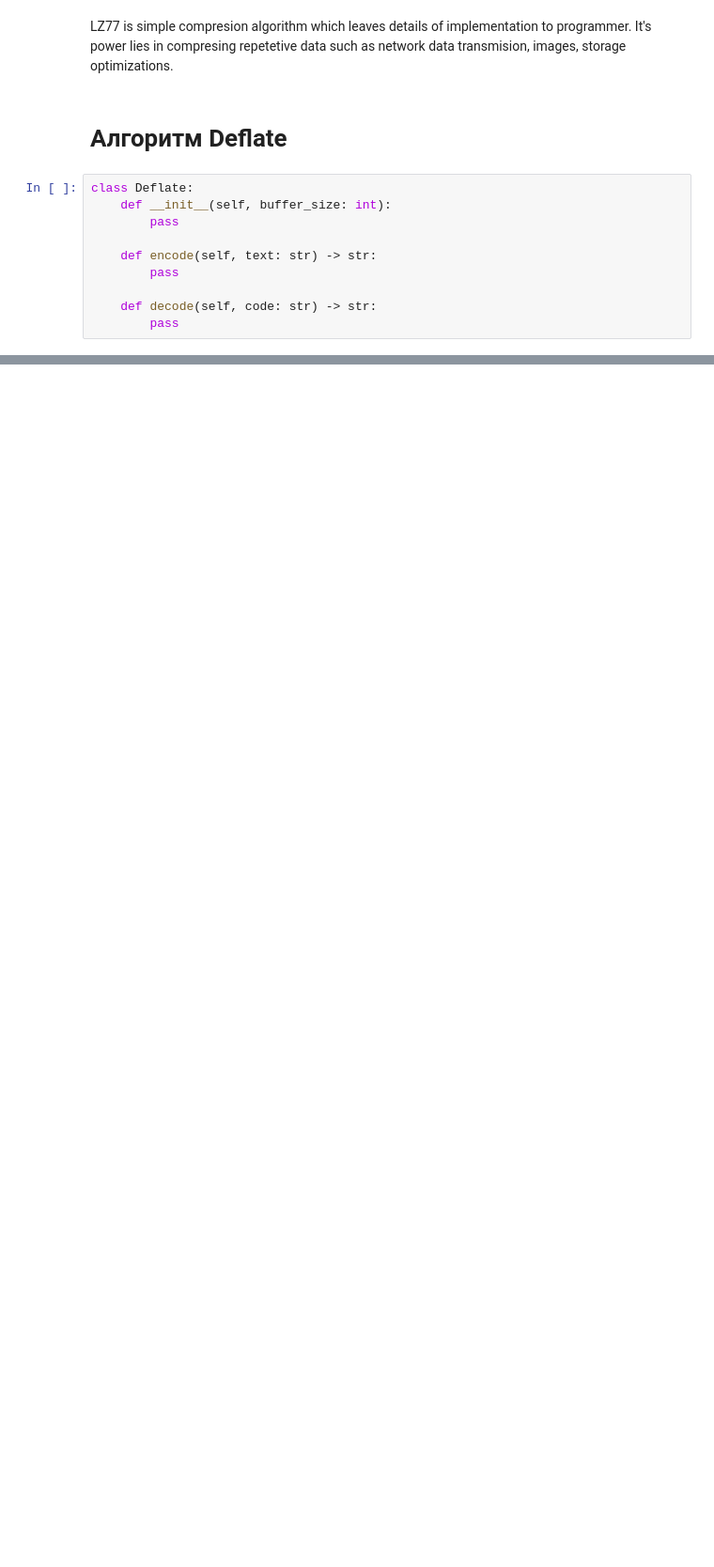
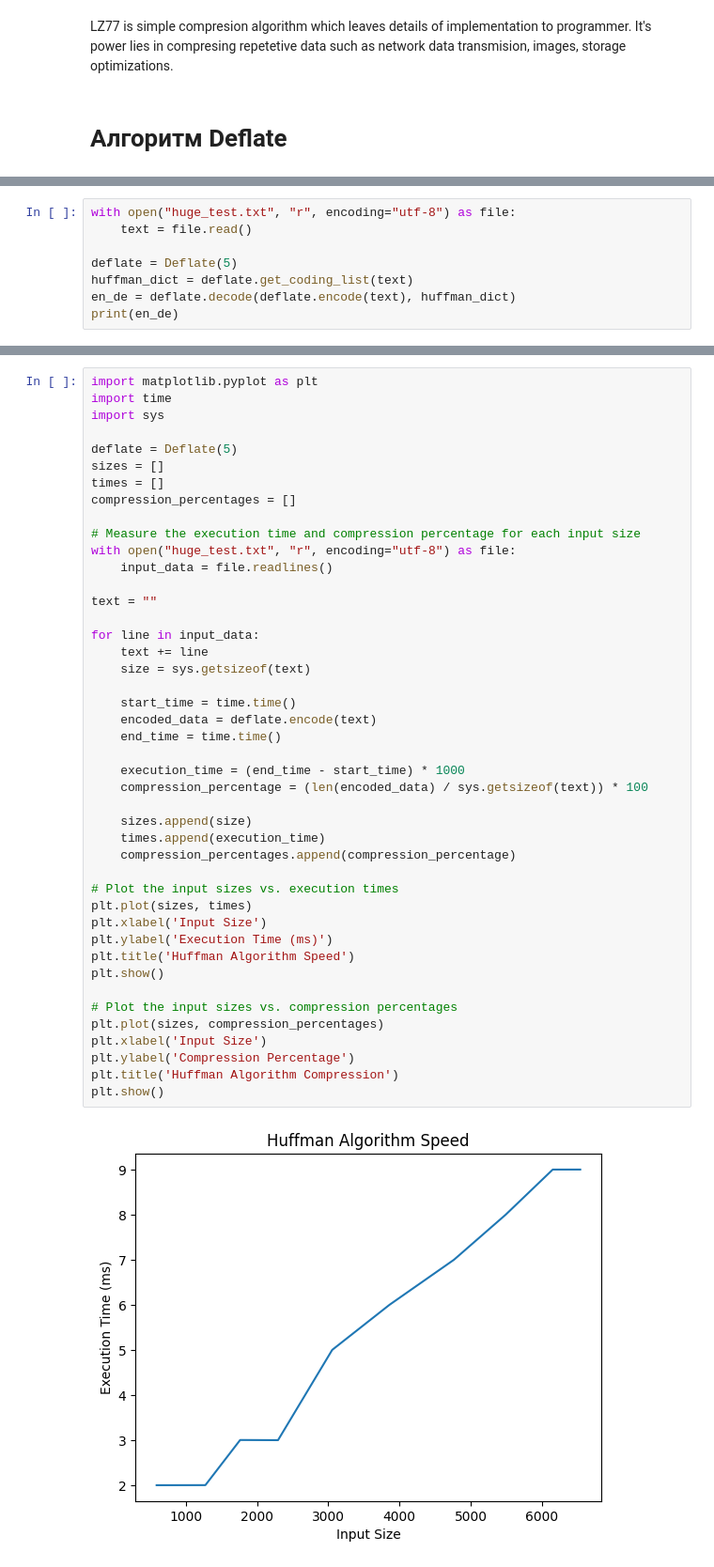
Before and after one commit to eugenekravchuk/coding_discrete_lab, a Jupyter notebook: algorithms.ipynb, the cells around one changed output, grey strips where cells are left out. Shown at 94% size. Saved outputs shown, nothing was run; the diff lists cells and outputs as text; blank space fills up the shorter version.

Commit message:
deflate algorithm

```diff
--- a/algorithms.ipynb
+++ b/algorithms.ipynb
@@ -436,13 +439,3 @@ plt.show()
 LZ77 is simple compresion algorithm which leaves details of implementation to programmer. It's power lies in compresing repetetive data such as network data transmision, images, storage optimizations.
 # %% [markdown]
 # Алгоритм Deflate
-# %%
-class Deflate:
-    def __init__(self, buffer_size: int):
-        pass
-
-    def encode(self, text: str) -> str:
-        pass
-
-    def decode(self, code: str) -> str:
-        pass
@@ -448,0 +462,8 @@ class Deflate:
+# %%
+with open("huge_test.txt", "r", encoding="utf-8") as file:
+    text = file.read()
+
+deflate = Deflate(5)
+huffman_dict = deflate.get_coding_list(text)
+en_de = deflate.decode(deflate.encode(text), huffman_dict)
+print(en_de)
@@ -448,0 +490,46 @@ class Deflate:
+# %%
+import matplotlib.pyplot as plt
+import time
+import sys
+
+deflate = Deflate(5)
+sizes = []
+times = []
+compression_percentages = []
+
+# Measure the execution time and compression percentage for each input size
+with open("huge_test.txt", "r", encoding="utf-8") as file:
+    input_data = file.readlines()
+
+text = ""
+
+for line in input_data:
+    text += line
+    size = sys.getsizeof(text)
+
+    start_time = time.time()
+    encoded_data = deflate.encode(text)
+    end_time = time.time()
+
+    execution_time = (end_time - start_time) * 1000
+    compression_percentage = (len(encoded_data) / sys.getsizeof(text)) * 100
+
+    sizes.append(size)
+    times.append(execution_time)
+    compression_percentages.append(compression_percentage)
+
+# Plot the input sizes vs. execution times
+plt.plot(sizes, times)
+plt.xlabel('Input Size')
+plt.ylabel('Execution Time (ms)')
+plt.title('Huffman Algorithm Speed')
+plt.show()
+
+# Plot the input sizes vs. compression percentages
+plt.plot(sizes, compression_percentages)
+plt.xlabel('Input Size')
+plt.ylabel('Compression Percentage')
+plt.title('Huffman Algorithm Compression')
+plt.show()
+# %% [output]
+[figure, added]
```
Also changed, not shown: parts of 10 cells of this notebook, 1 other file.
